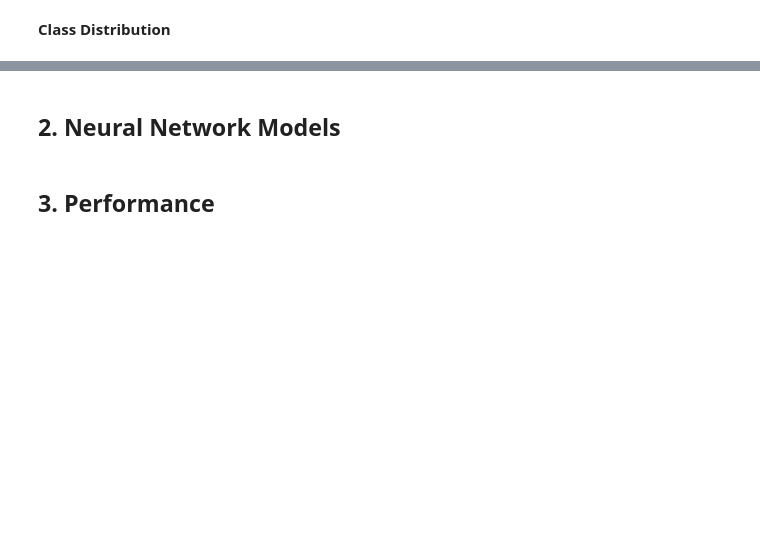
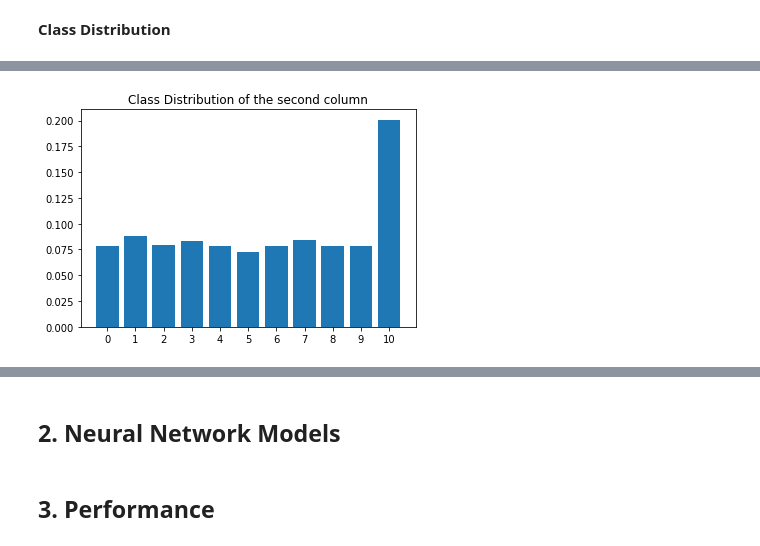
Before and after one commit to du-hr/MNIST-CNN, a Jupyter notebook: MiniProject_3.ipynb, the cells around one changed output, grey strips where cells are left out. Saved outputs shown, nothing was run; the diff lists cells and outputs as text; code cells hidden in the pictures; blank space fills up the shorter version.

```diff
--- a/MiniProject_3.ipynb
+++ b/MiniProject_3.ipynb
@@ -131,7 +158,9 @@ plt.show()
 # %%
-unique_y2, counts_y2 = np.unique(y[:, 1], return_counts=True)
+unique_y2, counts_y2 = np.unique(train_labels[:, 1], return_counts=True)
 plt.bar(unique_y2, counts_y2/sum(counts_y2))
 plt.xticks(unique_y2, unique_y2)
 plt.title(f"Class Distribution of the second column")
 plt.show()
+# %% [output]
+[figure, added]
 # %%
```
Also changed, not shown: parts of 22 cells of this notebook.
